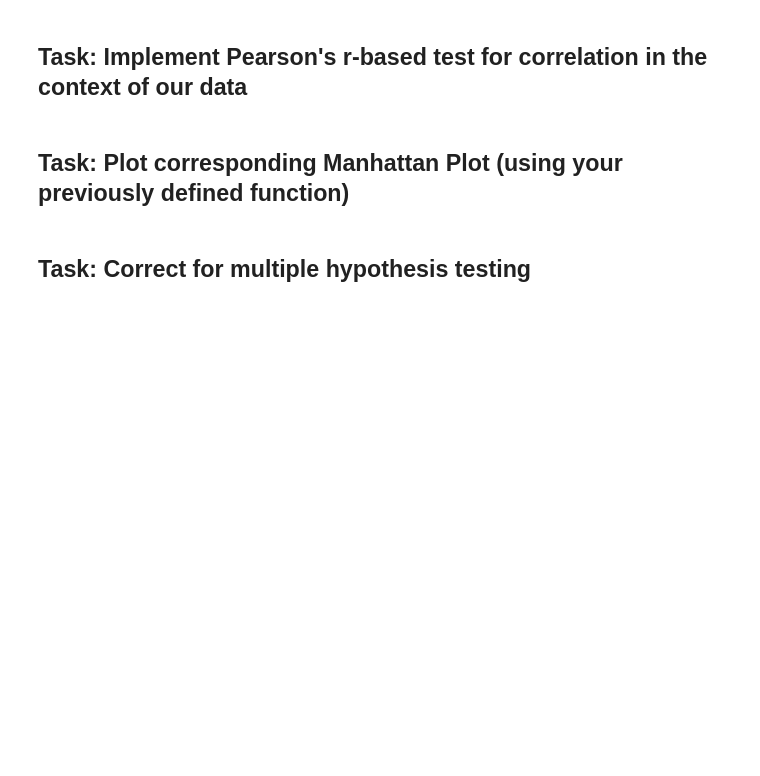
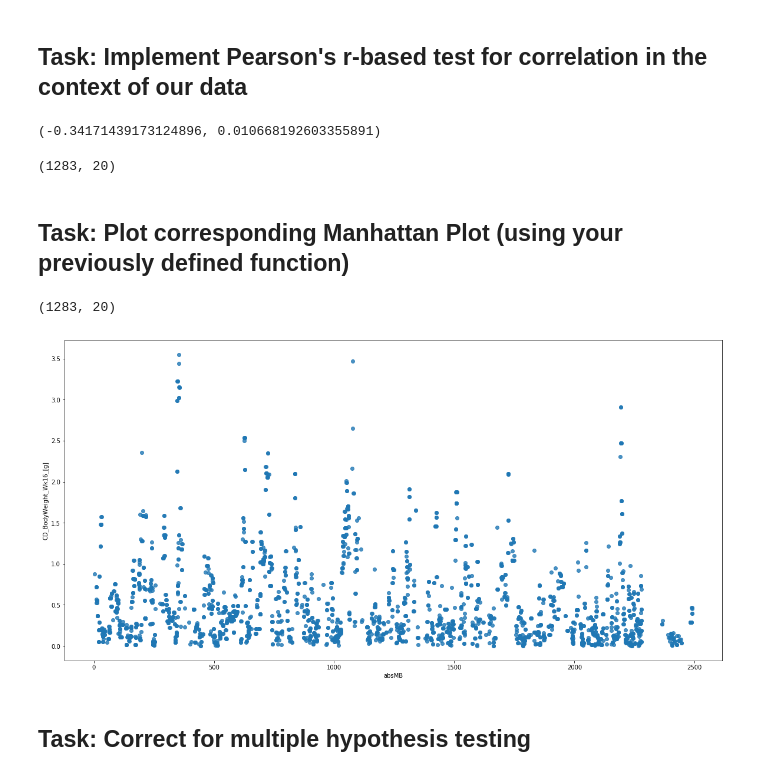
Before and after one commit to JoKuebler/Bioinformatics_ML, a Jupyter notebook: notebooks/Day34_GWAS.ipynb, the cells around one changed output. Drawn from its saved outputs; the diff is of its cells as text; code cells hidden in the pictures; blank space fills up the shorter version.

```diff
--- a/notebooks/Day34_GWAS.ipynb
+++ b/notebooks/Day34_GWAS.ipynb
@@ -445,6 +523,56 @@ All of the phenotype data provided in the multi-omics publication is actually no
 # %% [markdown]
 ## Task: Implement Pearson's r-based test for correlation in the context of our data
+# %%
+data_frame
+geno_enc.loc['rs6232550']
+
+# join snp to table
+data_frame = data_frame.join(geno_enc.loc['rs6232550'])
+
+pheno_col = data_frame['CD_Sacrifice_Order_[Rank]'].dropna()
+geno_col = data_frame['rs6232550'].dropna()
+both = pd.concat([geno_col, pheno_col], axis=1)
+# calculate pearson correlation
+both = both.dropna()
+stats.pearsonr(both['rs6232550'], both['CD_Sacrifice_Order_[Rank]'])
+# %% [output]
+(-0.34171439173124896, 0.010668192603355891)
+# %%
+final = []
+# for each phenotype
+for col in data_frame.columns[0:20]:
+    # drop na in current phenotype
+    pheno_col = data_frame[col].dropna()
+    # for each SNP
+    for index in geno_enc.index:
+        geno_col = geno_enc.loc[index].dropna()
+        compare = pd.concat([geno_col, pheno_col], axis=1)
+        compare = compare.dropna()
+        pearson_tupel = stats.pearsonr(compare[index], compare[col])
+        current_plist.append(pearson_tupel[1])
+    # in the beginning df is empty so create new dataframe
+    if df.empty:
+        df = pd.DataFrame(data={col: current_plist})
+    # otherwise just append
+    else:
+        df[col] = pd.Series(current_plist)
+    current_plist = []
+
+df
+df.shape
+# %% [output]
+(1283, 20)
 # %% [markdown]
 ## Task: Plot corresponding Manhattan Plot (using your previously defined function)
+# %%
+old_df = df
+df = df.drop_duplicates()
+df.shape
+# %% [output]
+(1283, 20)
+# %%
+manhattan(frame_chrom_mb, df, 'CD_BodyWeight_Wk16_[g]')
+# %% [output]
+[figure, added]
 # %% [markdown]
 ## Task: Correct for multiple hypothesis testing
```
Also changed, not shown: parts of 9 cells of this notebook.
